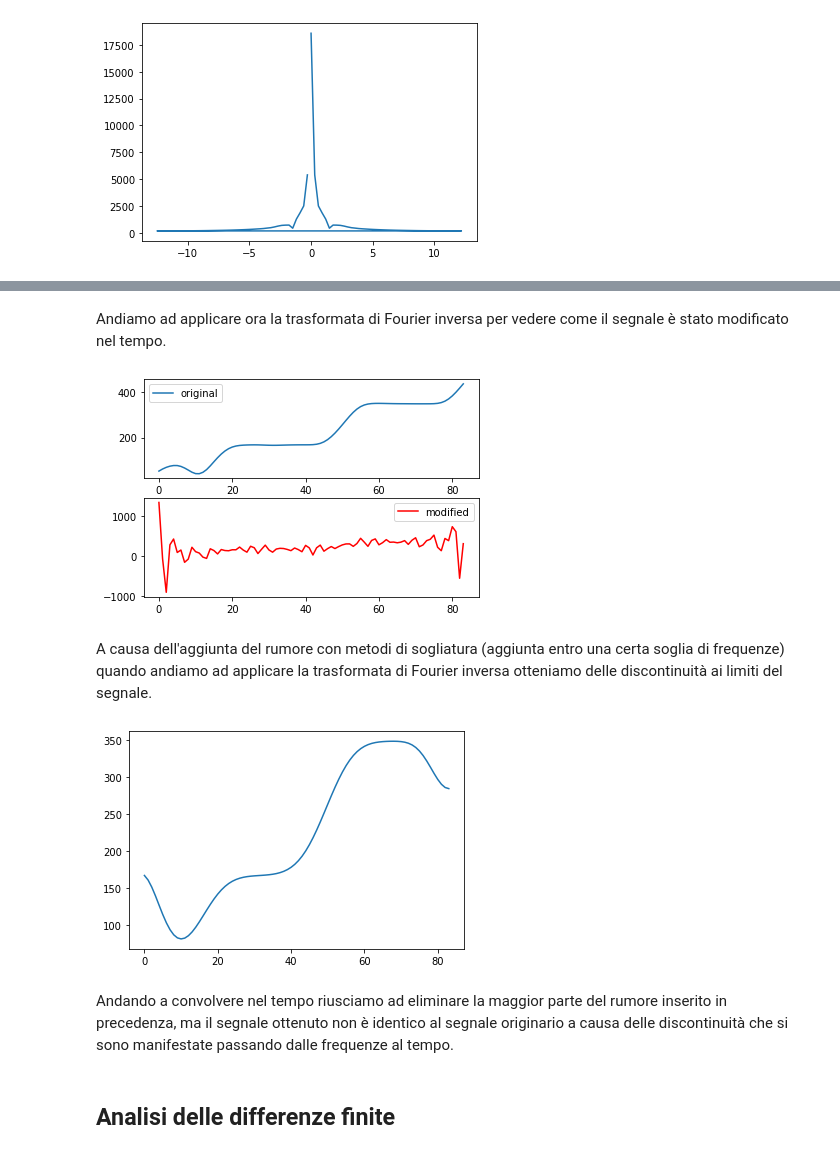
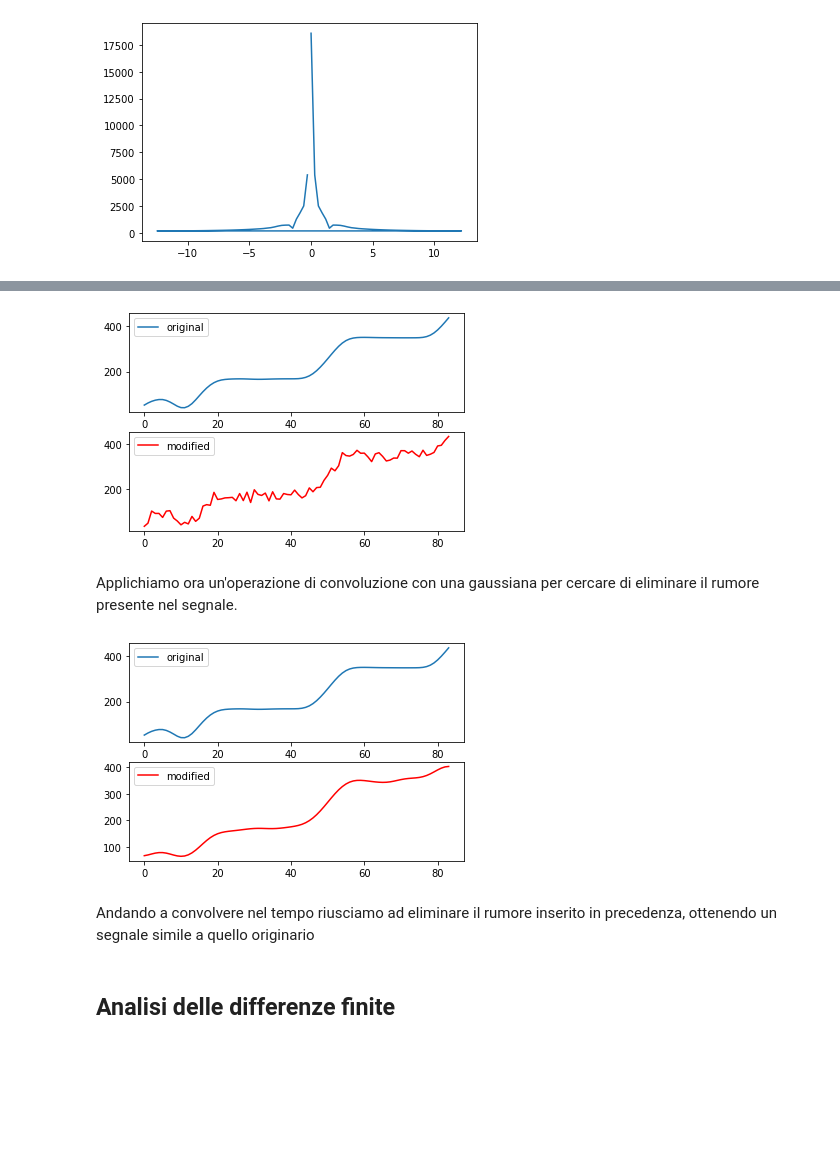
Before and after one commit to marti-brocchi/Gait-analysis, a Jupyter notebook: gaitAnalysis.ipynb, the cells around one changed output, grey strips where cells are left out. Drawn from its saved outputs; the diff is of its cells as text; code cells hidden in the pictures; blank space fills up the shorter version.

```diff
--- a/gaitAnalysis.ipynb
+++ b/gaitAnalysis.ipynb
@@ -189,16 +190,0 @@ Per approfondire l'uso dei filtri andiamo ad aggiungere un rumore casuale al seg
-# %%
-rand = np.zeros((fft_patient.shape[0]))
-
-min_freq = np.random.randint(3,5)
-max_freq = np.random.randint(8,10)
-
-for i in range(-(freq>=max_freq).nonzero()[0][0], -(freq>=min_freq).nonzero()[0][0]):
-    rand[i] = np.random.uniform(0,6000)
-
-for i in range((freq>=min_freq).nonzero()[0][0],(freq>=max_freq).nonzero()[0][0]):
-    rand[i] = np.random.uniform(0,6000)
-
-fft_patient = fft_patient + rand
-
-plt.plot(freq,np.abs(fft_patient))
-plt.show()
@@ -207,32 +191,37 @@ plt.show()
-# %% [markdown]
-Andiamo ad applicare ora la trasformata di Fourier inversa per vedere come il segnale è stato modificato nel tempo.
 # %%
-f_patient= np.fft.ifft(fft_patient)
+f_patient = np.fft.ifft(fft_patient)
+
+f_patient +=  np.random.uniform(10,30)*np.cos(2 * np.pi * f_patient) + np.random.uniform(0,20)* np.cos(10 * 4 * np.pi * f_patient) + np.random.uniform(0, 20)* np.cos(3 * 2 * np.pi * f_patient)
 
 plt.subplot(211)
 plt.plot(data_patient[min:max, serie])
 plt.legend(['original'])
 
 plt.subplot(212)
 plt.plot(np.real(f_patient),'r')
 plt.legend(['modified'])
 plt.show()
 # %% [output]
-[figure, old version]
+[figure, new version]
-# %% [markdown]
-A causa dell'aggiunta del rumore con metodi di sogliatura (aggiunta entro una certa soglia di frequenze) quando andiamo ad applicare la trasformata di Fourier inversa otteniamo delle discontinuità ai limiti del segnale.
+# %% [markdown]
+Applichiamo ora un'operazione di convoluzione con una gaussiana per cercare di eliminare il rumore presente nel segnale.
 # %%
-windowg = signal.windows.gaussian(84, std=5) #std = deviazione standard (più alta più filtri)
+windowg = signal.windows.gaussian(f_patient.shape[0], std=3) #std = deviazione standard (più alta più filtri)
 windowg /= sum(windowg)
 filt=convolve1d(f_patient,windowg)
 
-plt.figure()
-plt.plot(np.real(filt))
+plt.subplot(211)
+plt.plot(data_patient[min:max, serie])
+plt.legend(['original'])
+
+plt.subplot(212)
+plt.plot(np.real(filt),'r')
+plt.legend(['modified'])
 plt.show()
 # %% [output]
-[figure, old version]
+[figure, new version]
 # %% [markdown]
-Andando a convolvere nel tempo riusciamo ad eliminare la maggior parte del rumore inserito in precedenza, ma il segnale ottenuto non è identico al segnale originario a causa delle discontinuità che si sono manifestate passando dalle frequenze al tempo.
+Andando a convolvere nel tempo riusciamo ad eliminare il rumore inserito in precedenza, ottenendo un segnale simile a quello originario
 # %% [markdown]
 ## Analisi delle differenze finite
 # %% [markdown]
```
Also changed, not shown: parts of 13 cells of this notebook.
